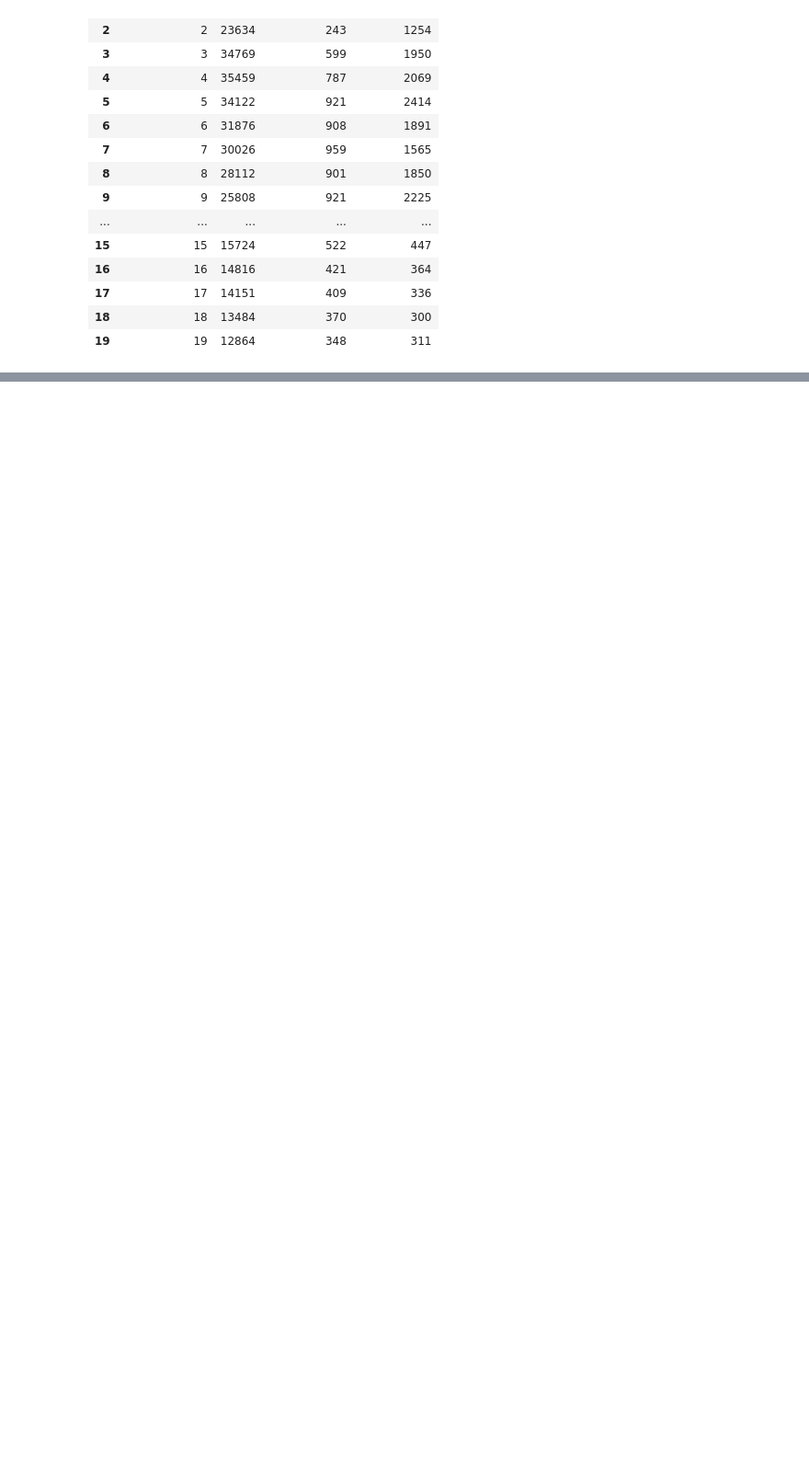
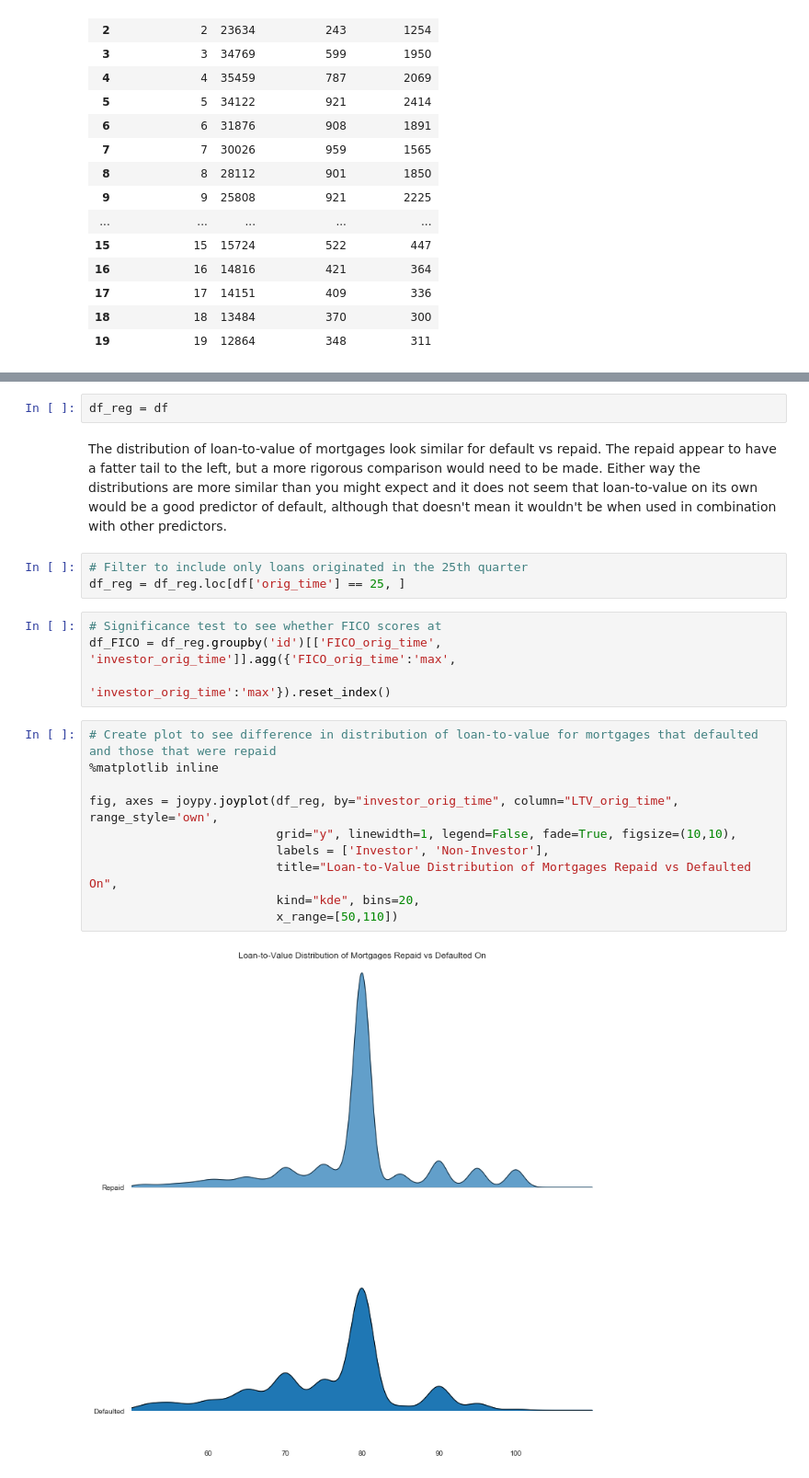
Before and after one commit to andrewdkrog/Projects, a Jupyter notebook: Credit_Risk/Mortgage_Data_EDA.ipynb, the cells around one changed output, grey strips where cells are left out. Shown at 92% size. Drawn from its saved outputs; the diff is of its cells as text; blank space fills up the shorter version.

Commit message:
add new stat tests

```diff
--- a/Credit_Risk/Mortgage_Data_EDA.ipynb
+++ b/Credit_Risk/Mortgage_Data_EDA.ipynb
@@ -637,0 +642,23 @@ by_mat.head(20)
+# %%
+df_reg = df
+# %% [markdown]
+The distribution of loan-to-value of mortgages look similar for default vs repaid. The repaid appear to have a fatter tail to the left, but a more rigorous comparison would need to be made. Either way the distributions are more similar than you might expect and it does not seem that loan-to-value on its own would be a good predictor of default, although that doesn't mean it wouldn't be when used in combination with other predictors.
+# %%
+# Filter to include only loans originated in the 25th quarter
+df_reg = df_reg.loc[df['orig_time'] == 25, ]
+# %%
+# Significance test to see whether FICO scores at
+df_FICO = df_reg.groupby('id')[['FICO_orig_time', 'investor_orig_time']].agg({'FICO_orig_time':'max',
+                                                                   'investor_orig_time':'max'}).reset_index()
+# %%
+# Create plot to see difference in distribution of loan-to-value for mortgages that defaulted and those that were repaid
+%matplotlib inline
+
+fig, axes = joypy.joyplot(df_reg, by="investor_orig_time", column="LTV_orig_time", range_style='own',
+                          grid="y", linewidth=1, legend=False, fade=True, figsize=(10,10),
+                          labels = ['Investor', 'Non-Investor'],
+                          title="Loan-to-Value Distribution of Mortgages Repaid vs Defaulted On",
+                          kind="kde", bins=20,
+                          x_range=[50,110])
+# %% [output]
+[figure, added]
```
Also changed, not shown: parts of 26 cells of this notebook.
